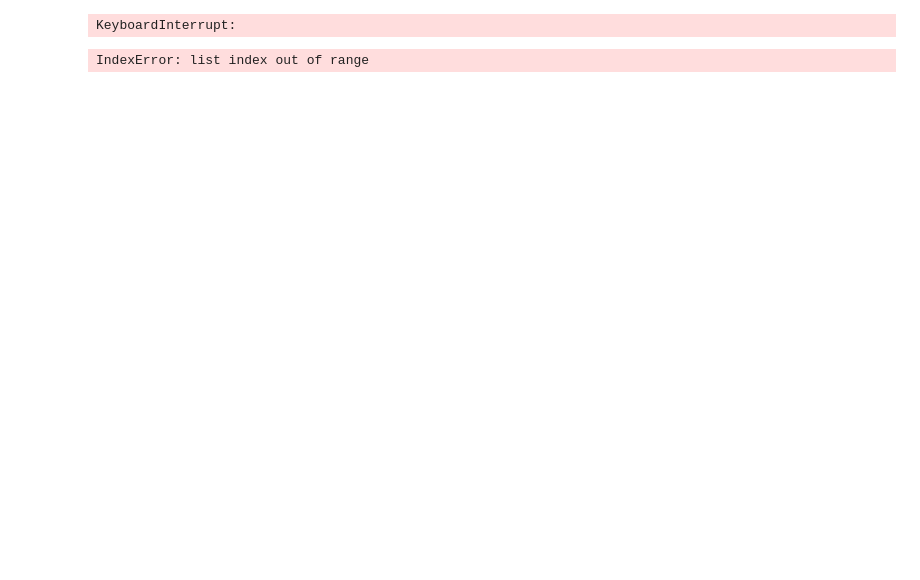
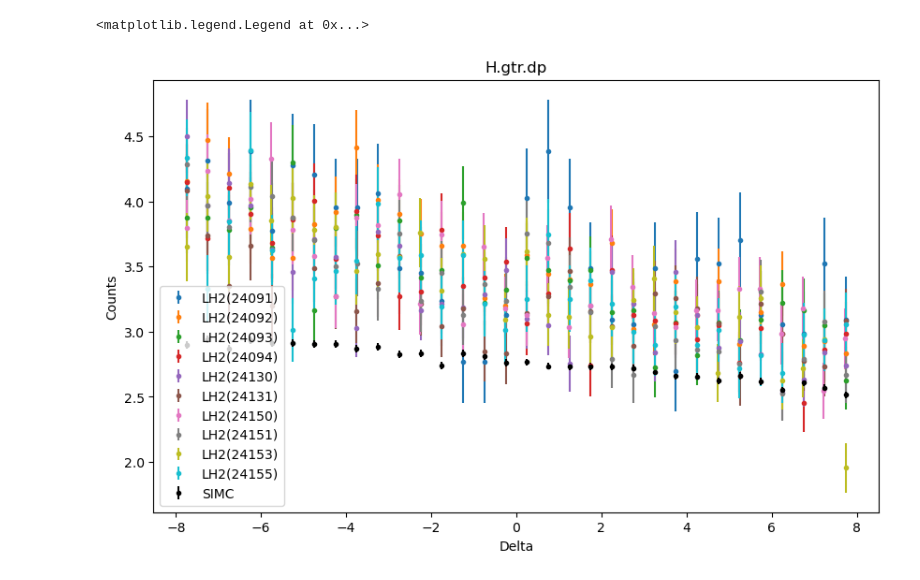
Before and after one commit to jgilguti/r-sidis, a Jupyter notebook: SIDIS_LH2_combined.ipynb, the cells around one changed output. Drawn from its saved outputs; the diff is of its cells as text; code cells hidden in the pictures; blank space fills up the shorter version.

```diff
--- a/SIDIS_LH2_combined.ipynb
+++ b/SIDIS_LH2_combined.ipynb
@@ -8,9 +8,9 @@ import scipy
 import glob
 
 
-simroot = uproot.open("/Volumes/T7/ROOTfiles/SIMC/LH2/lh2_3p632gev_7p87deg.root")
-datapath = sorted(glob.glob("/Volumes/T7/ROOTfiles/LH2/-3p632gev7p87deg/*.root"))
-dummypath = glob.glob("/Volumes/T7/ROOTfiles/dummy/-3p632gev7p87deg/*.root")
+simroot = uproot.open("/Users/juliogutierrez/Downloads/R-sidis_analysis/ROOTfiles/SIMC/LH2/lh2_3p632gev_7p87deg.root")
+datapath = sorted(glob.glob("/Users/juliogutierrez/Downloads/R-sidis_analysis/ROOTfiles/LH2/-3p632gev7p87deg/*.root"))
+dummypath = glob.glob("/Users/juliogutierrez/Downloads/R-sidis_analysis/ROOTfiles/dummy/-3p632gev7p87deg/*.root")
 
 simtree = simroot["h10"]
 
@@ -158,34 +158,37 @@ for i, file_path in enumerate(datapath):
     pngcer = tree["P.ngcer.npeSum"].array(library="np")
     cuts_data = (htardp > -8) & (htardp < 8) & (hmsCal > 0.7) & (ptardp > -10) & (ptardp < 22) & (hcer > 2) & (shmsCal > 0.7) & (pngcer > 2)
     bin_centers_data[i], bin_counts_data[i],error_data[i] = histogram(htardp[cuts_data], weights=np.full_like(htardp[cuts_data],data_scale), bins=bin_num)
-# %% [output]
-KeyboardInterrupt:
 # %%
 bin_centers_sim, bin_counts_sim, sim_error = histogram(hsdelta[hcuts_sim], weights=sweights[hcuts_sim]*normfac/hnentries, bins=bin_num)
 
 bin_counts_tot = np.sum(bin_counts_data, axis=0) / len(bin_centers_data)
 bin_centers_tot = bin_centers_data[0]
 # error_tot = np.sqrt(np.sum([error_data[i]**2 for i in range(len(error_data))], axis=0))
 error_tot = np.sqrt(np.sum([e**2 for e in error_data], axis=0))
 
 plt.figure(figsize=(10, 6))
 
-plt.errorbar(bin_centers_data[0], bin_counts_data[0],yerr=error_data[0],fmt='.',label='LH2(24130)')
-plt.errorbar(bin_centers_data[1], bin_counts_data[1],yerr=error_data[1],fmt='.',label='LH2(24131)')
-plt.errorbar(bin_centers_data[2], bin_counts_data[2],yerr=error_data[2],fmt='.',label='LH2(24150)')
-plt.errorbar(bin_centers_data[3], bin_counts_data[3],yerr=error_data[3],fmt='.',label='LH2(24151)')
-plt.errorbar(bin_centers_data[4], bin_counts_data[4],yerr=error_data[4],fmt='.',label='LH2(24153)')
-plt.errorbar(bin_centers_data[5], bin_counts_data[5],yerr=error_data[5],fmt='.',label='LH2(24155)')
+plt.errorbar(bin_centers_data[0], bin_counts_data[0],yerr=error_data[0],fmt='.',label='LH2(24091)')
+plt.errorbar(bin_centers_data[1], bin_counts_data[1],yerr=error_data[1],fmt='.',label='LH2(24092)')
+plt.errorbar(bin_centers_data[2], bin_counts_data[2],yerr=error_data[2],fmt='.',label='LH2(24093)')
+plt.errorbar(bin_centers_data[3], bin_counts_data[3],yerr=error_data[3],fmt='.',label='LH2(24094)')
+plt.errorbar(bin_centers_data[4], bin_counts_data[4],yerr=error_data[4],fmt='.',label='LH2(24130)')
+plt.errorbar(bin_centers_data[5], bin_counts_data[5],yerr=error_data[5],fmt='.',label='LH2(24131)')
+plt.errorbar(bin_centers_data[6], bin_counts_data[6],yerr=error_data[6],fmt='.',label='LH2(24150)')
+plt.errorbar(bin_centers_data[7], bin_counts_data[7],yerr=error_data[7],fmt='.',label='LH2(24151)')
+plt.errorbar(bin_centers_data[8], bin_counts_data[8],yerr=error_data[8],fmt='.',label='LH2(24153)')
+plt.errorbar(bin_centers_data[9], bin_counts_data[9],yerr=error_data[9],fmt='.',label='LH2(24155)')
 # plt.errorbar(bin_centers_tot, bin_counts_tot,yerr=error_tot,fmt='.',label='LH2')
 plt.errorbar(bin_centers_sim, bin_counts_sim,yerr=sim_error,fmt='.', color = 'black',label='SIMC')
 # plt.errorbar(bin_centers_sub, bin_counts_sub,yerr=sub_error,fmt='.', color = 'red',label='dummy subtracted LH2')
 
 plt.title("H.gtr.dp")
 plt.xlabel("Delta")
 plt.ylabel("Counts")
 # plt.yscale("log")
 plt.legend()
 # %% [output]
-IndexError: list index out of range
+<matplotlib.legend.Legend at 0x...>
+[figure, added]
 # %%
 
```
Also changed, not shown: parts of 2 cells of this notebook, 14 other files.
